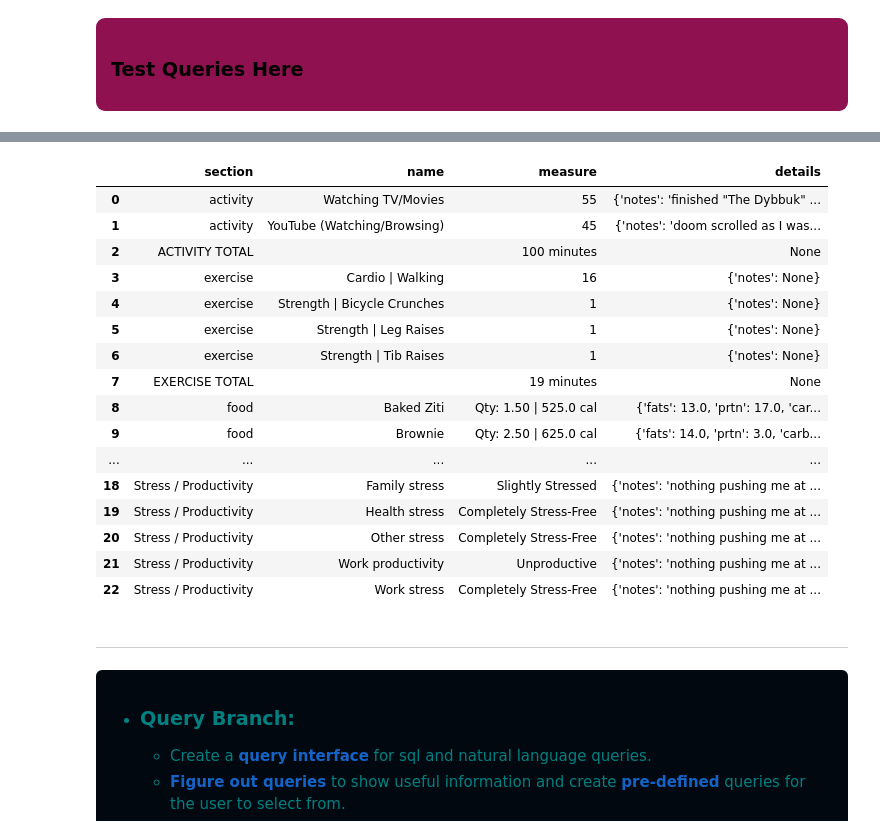
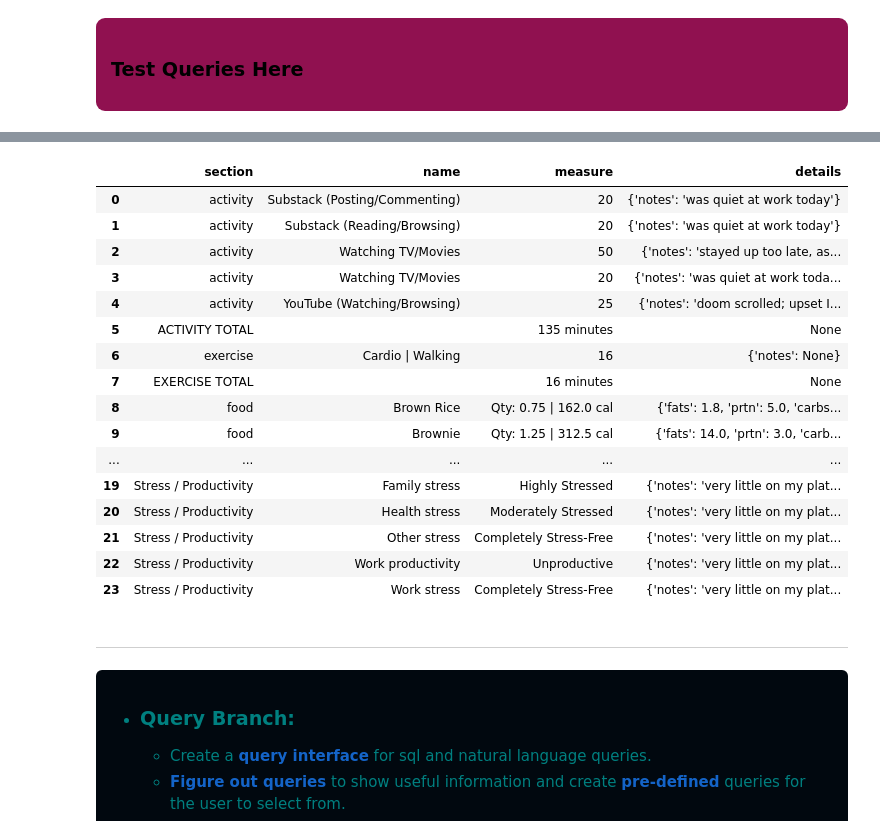
Before and after one commit to YosefCh/Digital-You, a Jupyter notebook: pseudocode.ipynb, the cells around one changed output, grey strips where cells are left out. Drawn from its saved outputs; the diff is of its cells as text; code cells hidden in the pictures.

```diff
--- a/pseudocode.ipynb
+++ b/pseudocode.ipynb
@@ -104,24 +34,24 @@ SELECT * FROM EXERCISE
 # %%
 from queries import full_day_summary
-run_select(full_day_summary('2026-10-12'))
+run_select(full_day_summary('2026-10-13'))
 # %% [output]
 |  | section | name | measure | details |
-| 0 | activity | Watching TV/Movies | 55 | {'notes': 'finished "The Dybbuk" ... |
-| 1 | activity | YouTube (Watching/Browsing) | 45 | {'notes': 'doom scrolled as I was... |
-| 2 | ACTIVITY TOTAL |  | 100 minutes | None |
-| 3 | exercise | Cardio | Walking | 16 | {'notes': None} |
-| 4 | exercise | Strength | Bicycle Crunches | 1 | {'notes': None} |
-| 5 | exercise | Strength | Leg Raises | 1 | {'notes': None} |
-| 6 | exercise | Strength | Tib Raises | 1 | {'notes': None} |
-| 7 | EXERCISE TOTAL |  | 19 minutes | None |
-| 8 | food | Baked Ziti | Qty: 1.50 | 525.0 cal | {'fats': 13.0, 'prtn': 17.0, 'car... |
-| 9 | food | Brownie | Qty: 2.50 | 625.0 cal | {'fats': 14.0, 'prtn': 3.0, 'carb... |
+| 0 | activity | Substack (Posting/Commenting) | 20 | {'notes': 'was quiet at work today'} |
+| 1 | activity | Substack (Reading/Browsing) | 20 | {'notes': 'was quiet at work today'} |
+| 2 | activity | Watching TV/Movies | 50 | {'notes': 'stayed up too late, as... |
+| 3 | activity | Watching TV/Movies | 20 | {'notes': 'was quiet at work toda... |
+| 4 | activity | YouTube (Watching/Browsing) | 25 | {'notes': 'doom scrolled; upset I... |
+| 5 | ACTIVITY TOTAL |  | 135 minutes | None |
+| 6 | exercise | Cardio | Walking | 16 | {'notes': None} |
+| 7 | EXERCISE TOTAL |  | 16 minutes | None |
+| 8 | food | Brown Rice | Qty: 0.75 | 162.0 cal | {'fats': 1.8, 'prtn': 5.0, 'carbs... |
+| 9 | food | Brownie | Qty: 1.25 | 312.5 cal | {'fats': 14.0, 'prtn': 3.0, 'carb... |
 | ... | ... | ... | ... | ... |
-| 18 | Stress / Productivity | Family stress | Slightly Stressed | {'notes': 'nothing pushing me at ... |
-| 19 | Stress / Productivity | Health stress | Completely Stress-Free | {'notes': 'nothing pushing me at ... |
-| 20 | Stress / Productivity | Other stress | Completely Stress-Free | {'notes': 'nothing pushing me at ... |
-| 21 | Stress / Productivity | Work productivity | Unproductive | {'notes': 'nothing pushing me at ... |
-| 22 | Stress / Productivity | Work stress | Completely Stress-Free | {'notes': 'nothing pushing me at ... |
+| 19 | Stress / Productivity | Family stress | Highly Stressed | {'notes': 'very little on my plat... |
+| 20 | Stress / Productivity | Health stress | Moderately Stressed | {'notes': 'very little on my plat... |
+| 21 | Stress / Productivity | Other stress | Completely Stress-Free | {'notes': 'very little on my plat... |
+| 22 | Stress / Productivity | Work productivity | Unproductive | {'notes': 'very little on my plat... |
+| 23 | Stress / Productivity | Work stress | Completely Stress-Free | {'notes': 'very little on my plat... |
 # %% [markdown]
 ---
 
```
Also changed, not shown: parts of 2 cells of this notebook, 2 other files.
